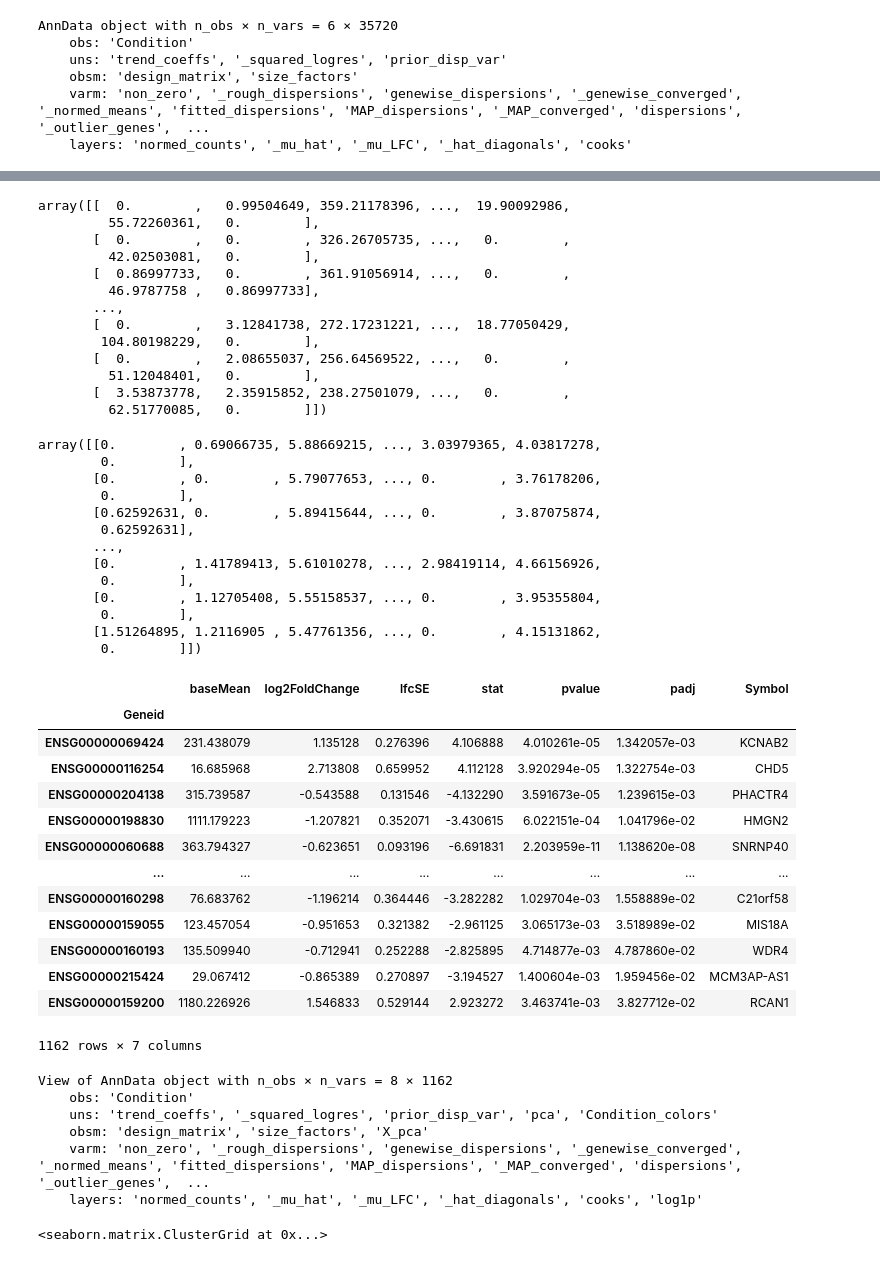
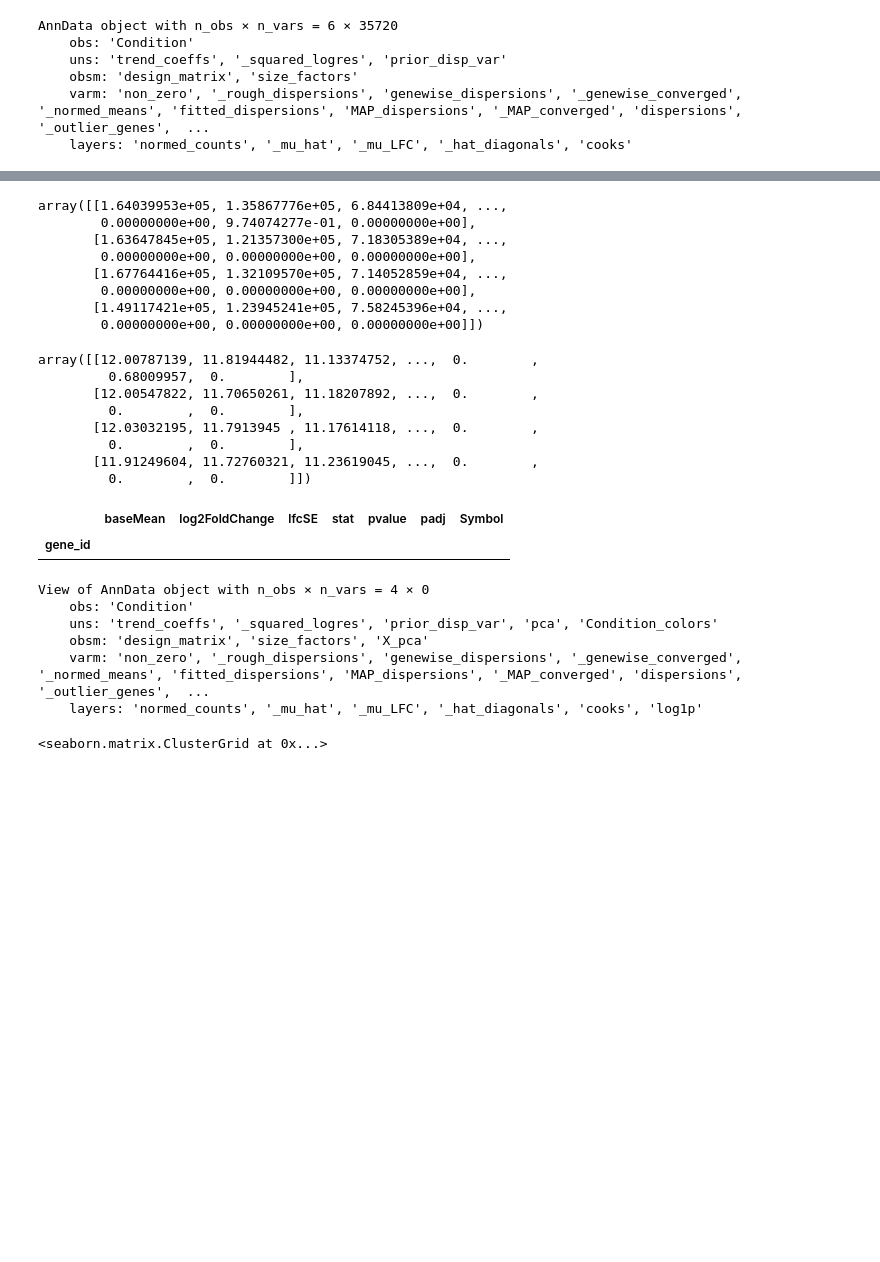
Before and after one commit to dsaeedeh/epigenetics, a Jupyter notebook: PyDeseq2.ipynb, the cells around one changed output, grey strips where cells are left out. Saved outputs shown, nothing was run; the diff lists cells and outputs as text; code cells hidden in the pictures; blank space fills up the shorter version.

```diff
--- a/PyDeseq2.ipynb
+++ b/PyDeseq2.ipynb
@@ -342,2 +353,2 @@ Log2 fold change & Wald test p-value: Condition KO vs C
 # %%
-mapper = id_map(species = 'human')
+mapper = id_map(species = 'mouse')
@@ -344,3 +375,5 @@ mapper = id_map(species = 'human')
 # %%
-res['Symbol'] = res.index.map(mapper.mapper)
+res_CBX2['Symbol'] = res_CBX2.index.map(mapper.mapper)
+res_CBX7['Symbol'] = res_CBX7.index.map(mapper.mapper)
+res_dKO['Symbol'] = res_dKO.index.map(mapper.mapper)
 # %%
@@ -363,3 +396,5 @@ res
 # %%
-res = res[res.baseMean >= 10]
+res_CBX2 = res_CBX2[res_CBX2.baseMean >= 10]
+res_CBX7 = res_CBX7[res_CBX7.baseMean >= 10]
+res_dKO = res_dKO[res_dKO.baseMean >= 10]
 # %%
@@ -382,3 +417,5 @@ res
 # %%
-sigs = res[(res.padj < 0.05) & (abs(res.log2FoldChange) > 0.5)]
+sigs_CBX2 = res_CBX2[(res_CBX2.padj < 0.05) & (abs(res_CBX2.log2FoldChange) > 0.5)]
+sigs_CBX7 = res_CBX7[(res_CBX7.padj < 0.05) & (abs(res_CBX7.log2FoldChange) > 0.5)]
+sigs_dKO = res_dKO[(res_dKO.padj < 0.05) & (abs(res_dKO.log2FoldChange) > 0.5)]
 # %%
@@ -525,19 +535,14 @@ gseaplot(pre_res.ranking,
 import numpy as np
 import seaborn as sns
 # %%
-dds.layers['normed_counts']
+dds_CBX2.layers['normed_counts']
 # %% [output]
-array([[  0.        ,   0.99504649, 359.21178396, ...,  19.90092986,
-         55.72260361,   0.        ],
-       [  0.        ,   0.        , 326.26705735, ...,   0.        ,
-         42.02503081,   0.        ],
-       [  0.86997733,   0.        , 361.91056914, ...,   0.        ,
-         46.9787758 ,   0.86997733],
-       ...,
-       [  0.        ,   3.12841738, 272.17231221, ...,  18.77050429,
-        104.80198229,   0.        ],
-       [  0.        ,   2.08655037, 256.64569522, ...,   0.        ,
-         51.12048401,   0.        ],
-       [  3.53873778,   2.35915852, 238.27501079, ...,   0.        ,
-         62.51770085,   0.        ]])
+array([[1.64039953e+05, 1.35867776e+05, 6.84413809e+04, ...,
+        0.00000000e+00, 9.74074277e-01, 0.00000000e+00],
+       [1.63647845e+05, 1.21357300e+05, 7.18305389e+04, ...,
+        0.00000000e+00, 0.00000000e+00, 0.00000000e+00],
+       [1.67764416e+05, 1.32109570e+05, 7.14052859e+04, ...,
+        0.00000000e+00, 0.00000000e+00, 0.00000000e+00],
+       [1.49117421e+05, 1.23945241e+05, 7.58245396e+04, ...,
+        0.00000000e+00, 0.00000000e+00, 0.00000000e+00]])
 # %%
@@ -545,41 +550,24 @@ dds.layers['log1p'] = np.log1p(dds.layers['normed_counts'])
 # %%
-dds.layers['log1p']
+dds_CBX2.layers['log1p']
 # %% [output]
-array([[0.        , 0.69066735, 5.88669215, ..., 3.03979365, 4.03817278,
-        0.        ],
-       [0.        , 0.        , 5.79077653, ..., 0.        , 3.76178206,
-        0.        ],
-       [0.62592631, 0.        , 5.89415644, ..., 0.        , 3.87075874,
-        0.62592631],
-       ...,
-       [0.        , 1.41789413, 5.61010278, ..., 2.98419114, 4.66156926,
-        0.        ],
-       [0.        , 1.12705408, 5.55158537, ..., 0.        , 3.95355804,
-        0.        ],
-       [1.51264895, 1.2116905 , 5.47761356, ..., 0.        , 4.15131862,
-        0.        ]])
+array([[12.00787139, 11.81944482, 11.13374752, ...,  0.        ,
+         0.68009957,  0.        ],
+       [12.00547822, 11.70650261, 11.18207892, ...,  0.        ,
+         0.        ,  0.        ],
+       [12.03032195, 11.7913945 , 11.17614118, ...,  0.        ,
+         0.        ,  0.        ],
+       [11.91249604, 11.72760321, 11.23619045, ...,  0.        ,
+         0.        ,  0.        ]])
 # %%
-sigs
+sigs_CBX2
 # %% [output]
 |  | baseMean | log2FoldChange | lfcSE | stat | pvalue | padj | Symbol |
-| Geneid |  |  |  |  |  |  |  |
-| ENSG00000069424 | 231.438079 | 1.135128 | 0.276396 | 4.106888 | 4.010261e-05 | 1.342057e-03 | KCNAB2 |
-| ENSG00000116254 | 16.685968 | 2.713808 | 0.659952 | 4.112128 | 3.920294e-05 | 1.322754e-03 | CHD5 |
-| ENSG00000204138 | 315.739587 | -0.543588 | 0.131546 | -4.132290 | 3.591673e-05 | 1.239615e-03 | PHACTR4 |
-| ENSG00000198830 | 1111.179223 | -1.207821 | 0.352071 | -3.430615 | 6.022151e-04 | 1.041796e-02 | HMGN2 |
-| ENSG00000060688 | 363.794327 | -0.623651 | 0.093196 | -6.691831 | 2.203959e-11 | 1.138620e-08 | SNRNP40 |
-| ... | ... | ... | ... | ... | ... | ... | ... |
-| ENSG00000160298 | 76.683762 | -1.196214 | 0.364446 | -3.282282 | 1.029704e-03 | 1.558889e-02 | C21orf58 |
-| ENSG00000159055 | 123.457054 | -0.951653 | 0.321382 | -2.961125 | 3.065173e-03 | 3.518989e-02 | MIS18A |
-| ENSG00000160193 | 135.509940 | -0.712941 | 0.252288 | -2.825895 | 4.714877e-03 | 4.787860e-02 | WDR4 |
-| ENSG00000215424 | 29.067412 | -0.865389 | 0.270897 | -3.194527 | 1.400604e-03 | 1.959456e-02 | MCM3AP-AS1 |
-| ENSG00000159200 | 1180.226926 | 1.546833 | 0.529144 | 2.923272 | 3.463741e-03 | 3.827712e-02 | RCAN1 |
+| gene_id |  |  |  |  |  |  |  |
-1162 rows × 7 columns
 # %%
-dds_sigs = dds[:, sigs.index]
+dds_sigs = dds_CBX2[:, sigs_CBX2.index]
 dds_sigs
 # %% [output]
-View of AnnData object with n_obs × n_vars = 8 × 1162
+View of AnnData object with n_obs × n_vars = 4 × 0
     obs: 'Condition'
     uns: 'trend_coeffs', '_squared_logres', 'prior_disp_var', 'pca', 'Condition_colors'
     obsm: 'design_matrix', 'size_factors', 'X_pca'
```
Also changed, not shown: parts of 28 cells of this notebook, 15 other files.
